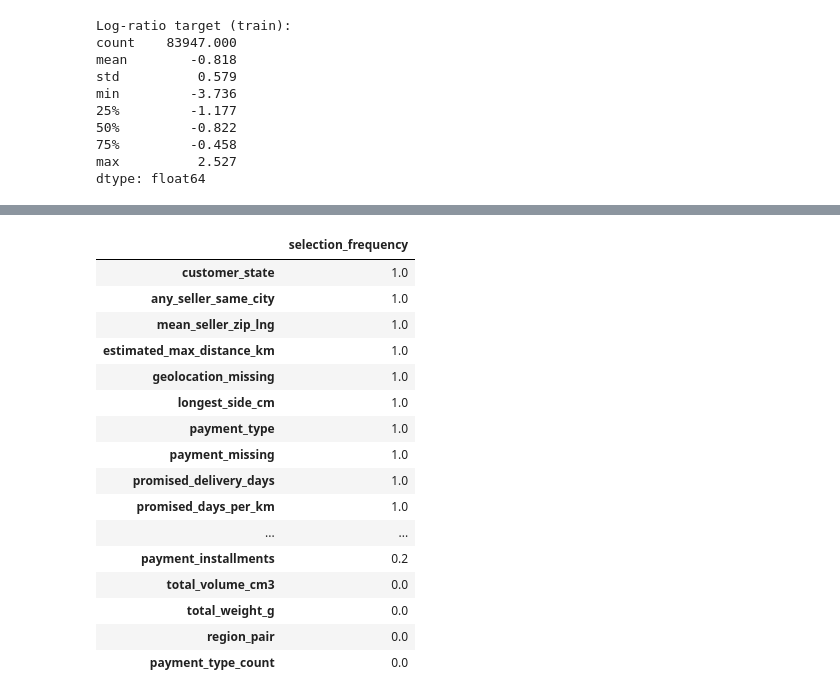
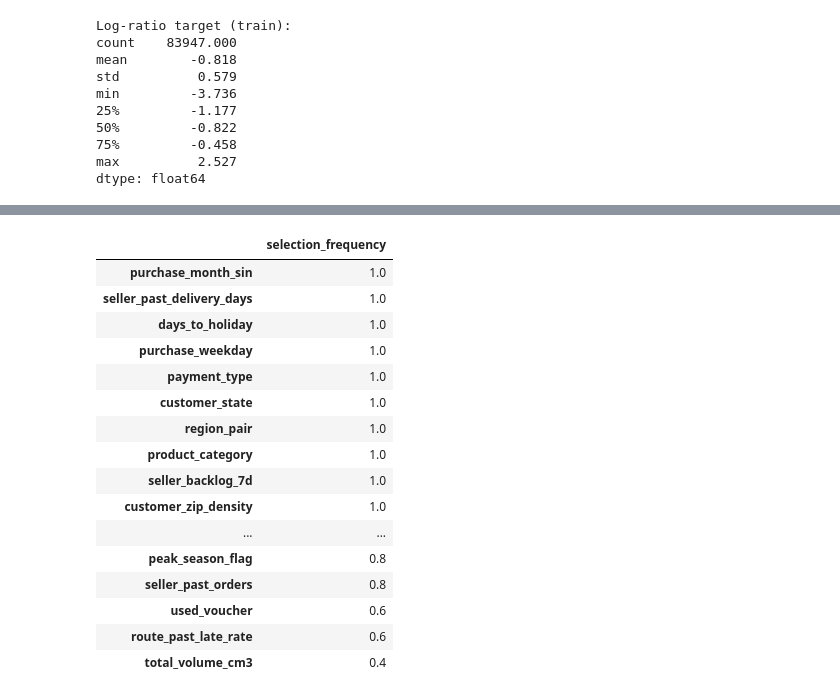
Before and after one commit to zhuamnq/Team2_IT5006_Ecommerce_Analytics_AY2627Sem1, a Jupyter notebook: notebooks/03c_feature_selection.ipynb, the cells around one changed output, grey strips where cells are left out. Cells and saved outputs as stored; diff of their text form; code cells hidden in the pictures.

```diff
--- a/notebooks/03c_feature_selection.ipynb
+++ b/notebooks/03c_feature_selection.ipynb
@@ -406,25 +252,15 @@ The one-standard-error alpha (largest alpha within one standard error of the bes
 # %%
 lasso_pipeline = Pipeline([
-    (
-        "preprocessor",
-        preprocessor
-    ),
-    (
-        "lasso",
-        LassoCV(
-            cv=tscv,
-            max_iter=20000
-        )
-    )
+    ("preprocessor", build_preprocessor(**FEATURES_LINEAR)),
+    ("lasso", LassoCV(cv=tscv, max_iter=20000)),
 ])
 
 lasso_pipeline.fit(
-    X_train,
+    X_train[linear_cols],
     y_train_ratio
 )
 
 lasso_cv = lasso_pipeline.named_steps["lasso"]
-
 best_alpha = lasso_cv.alpha_
 
 print("Best alpha:", best_alpha)
@@ -483,44 +307,30 @@ Refit Lasso at `best_alpha` on the training window of each time-ordered fold. A
 # %%
-def encoded_to_original(fitted_preprocessor):
-    """Map each encoded column name (num__x, cat__x_value) to its original feature."""
-    feature_map = {f"num__{col}": col for col in numeric_features}
-
-    ohe = (
-        fitted_preprocessor
-        .named_transformers_["cat"]
-        .named_steps["onehot"]
-    )
-    for original_col, categories in zip(categorical_features, ohe.categories_):
-        for category in categories:
-            feature_map[f"cat__{original_col}_{category}"] = original_col
-    return feature_map
-
-
 STABILITY_THRESHOLD = 0.8
 
-selection_counts = pd.Series(0, index=feature_cols_corr)
+linear_counts = pd.Series(0, index=linear_cols)
 
 for fit_idx, _ in tscv.split(X_train):
     fold_model = Pipeline([
-        ("preprocessor", clone(preprocessor)),
+        ("preprocessor", build_preprocessor(**FEATURES_LINEAR)),
         ("lasso", Lasso(alpha=best_alpha, max_iter=20000)),
-    ]).fit(X_train.iloc[fit_idx], y_train_ratio.iloc[fit_idx])
+    ]).fit(X_train[linear_cols].iloc[fit_idx], y_train_ratio.iloc[fit_idx])
 
-    names = fold_model.named_steps["preprocessor"].get_feature_names_out()
-    feature_map = encoded_to_original(fold_model.named_steps["preprocessor"])
-    nonzero = names[fold_model.named_steps["lasso"].coef_ != 0]
-    used = {feature_map[name] for name in nonzero}
-    selection_counts[list(used)] += 1
+    sources = np.array(output_sources(fold_model.named_steps["preprocessor"]))
+    used = set(sources[fold_model.named_steps["lasso"].coef_ != 0])
+    linear_counts[list(used)] += 1
 
-selection_freq = (selection_counts / tscv.get_n_splits()).sort_values(ascending=False)
+linear_freq = (linear_counts / tscv.get_n_splits()).sort_values(ascending=False)
+linear_selected = linear_freq[linear_freq >= STABILITY_THRESHOLD].index.tolist()
 
-final_features = selection_freq[selection_freq >= STABILITY_THRESHOLD].index.tolist()
+# Same grouping as FEATURES_LINEAR, so models can call build_preprocessor(**FEATURES_LINEAR_SELECTED)
+FEATURES_LINEAR_SELECTED = {
+    group: [c for c in columns if c in linear_selected]
+    for group, columns in FEATURES_LINEAR.items()
+}
 
-assert not set(final_features) & set(corr_manual_drop)
-
-print("Selected in every fold:", int((selection_freq == 1).sum()))
-print("Selected in some folds:", int(((selection_freq > 0) & (selection_freq < 1)).sum()))
-print("Never selected:", int((selection_freq == 0).sum()))
-print(f"\nNumber of final original features (>= {STABILITY_THRESHOLD:.0%} of folds):", len(final_features))
-display(selection_freq.to_frame("selection_frequency"))
+print("Selected in every fold:", int((linear_freq == 1).sum()))
+print("Selected in some folds:", int(((linear_freq > 0) & (linear_freq < 1)).sum()))
+print("Never selected:", int((linear_freq == 0).sum()))
+print(f"\nLinear features kept (>= {STABILITY_THRESHOLD:.0%} of folds):", len(linear_selected), "of", len(linear_cols))
+display(linear_freq.to_frame("selection_frequency"))
 # %% [output]
@@ -532,17 +342,17 @@ Number of final original features (>= 80% of folds): 33
 |  | selection_frequency |
+| purchase_month_sin | 1.0 |
+| seller_past_delivery_days | 1.0 |
+| days_to_holiday | 1.0 |
+| purchase_weekday | 1.0 |
+| payment_type | 1.0 |
 | customer_state | 1.0 |
-| any_seller_same_city | 1.0 |
-| mean_seller_zip_lng | 1.0 |
-| estimated_max_distance_km | 1.0 |
-| geolocation_missing | 1.0 |
-| longest_side_cm | 1.0 |
-| payment_type | 1.0 |
-| payment_missing | 1.0 |
-| promised_delivery_days | 1.0 |
-| promised_days_per_km | 1.0 |
+| region_pair | 1.0 |
+| product_category | 1.0 |
+| seller_backlog_7d | 1.0 |
+| customer_zip_density | 1.0 |
 | ... | ... |
-| payment_installments | 0.2 |
-| total_volume_cm3 | 0.0 |
-| total_weight_g | 0.0 |
-| region_pair | 0.0 |
-| payment_type_count | 0.0 |
+| peak_season_flag | 0.8 |
+| seller_past_orders | 0.8 |
+| used_voucher | 0.6 |
+| route_past_late_rate | 0.6 |
+| total_volume_cm3 | 0.4 |
```
Also changed, not shown: parts of 26 cells of this notebook, 7 other files.
